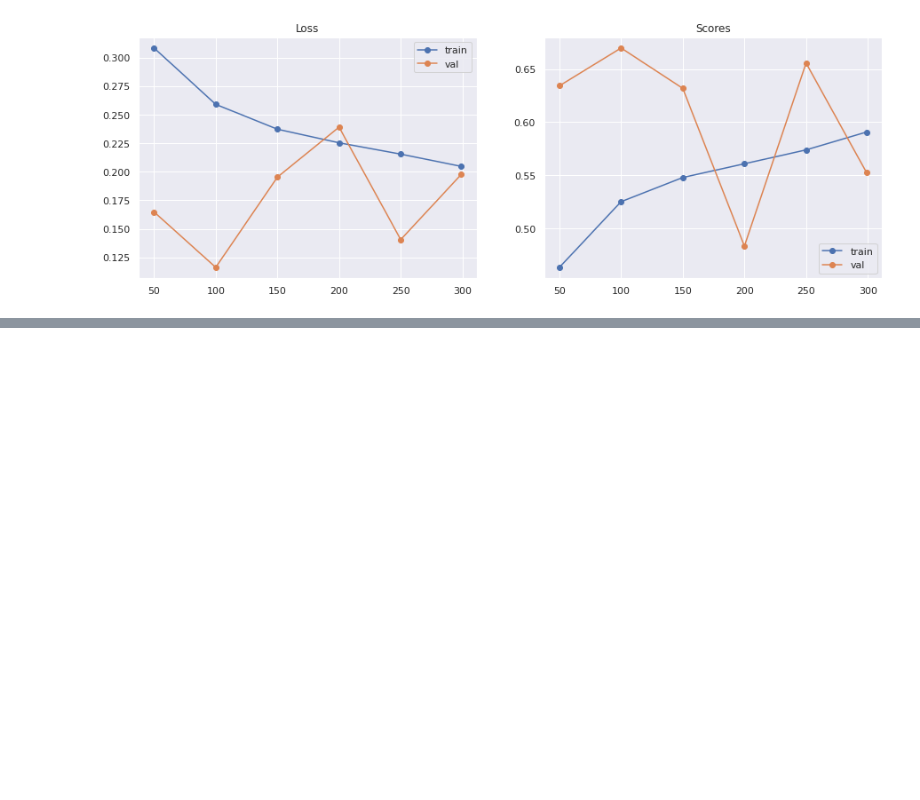
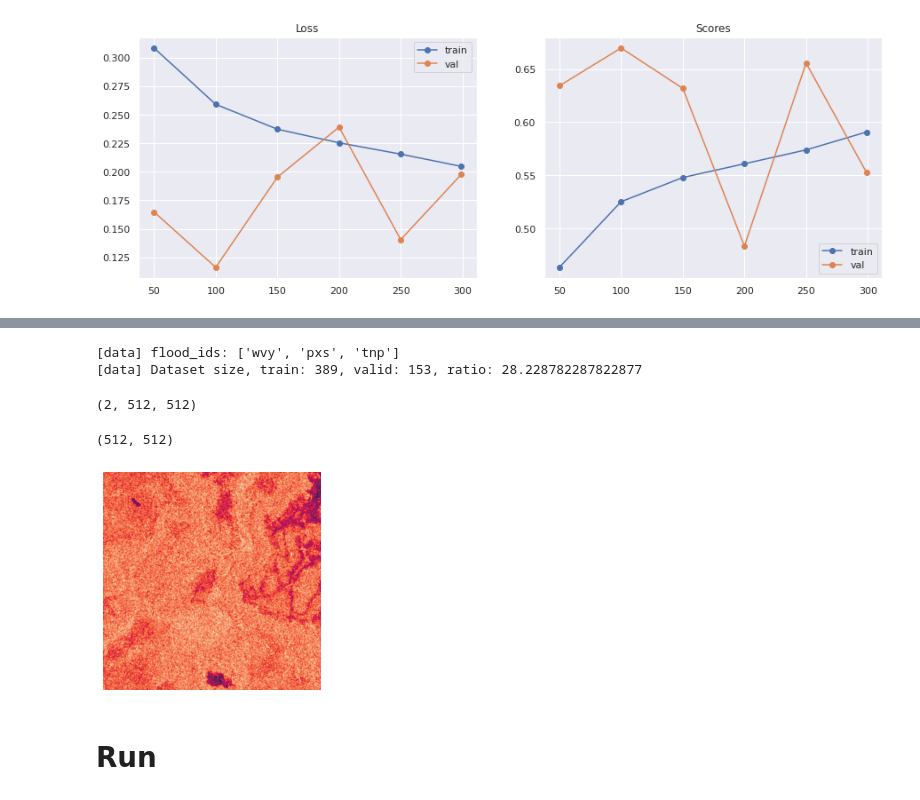
Before and after one commit to MIchaelKa/detect-flood-water, a Jupyter notebook: detect-flood-water-train.ipynb, the cells around one changed output, grey strips where cells are left out. Drawn from its saved outputs; the diff is of its cells as text; code cells hidden in the pictures; blank space fills up the shorter version.

```diff
--- a/detect-flood-water-train.ipynb
+++ b/detect-flood-water-train.ipynb
@@ -139,7 +141,6 @@ from dataset import FloodDataset
 from pathlib import Path
 from pandas_path import path
 # %%
-PATH_TO_DATA = '/content/'
 os.listdir(PATH_TO_DATA)
 # %% [output]
 ['.config',
@@ -357,0 +342,32 @@ show_loss(train_info)
+# %%
+reduce_train = False
+train_number = 32
+valid_number = 32
+
+train_dataset, valid_dataset = get_dataset(
+    PATH_TO_DATA,
+    reduce_train,
+    train_number,
+    valid_number
+)
+# %% [output]
+[data] flood_ids: ['wvy', 'pxs', 'tnp']
+[data] Dataset size, train: 389, valid: 153, ratio: 28.228782287822877
+# %%
+sample_data = train_dataset[13]
+# %%
+chip = sample_data['chip']
+chip.shape
+# %% [output]
+(2, 512, 512)
+# %%
+label = sample_data['label']
+label.shape
+# %% [output]
+(512, 512)
+# %%
+show_image(chip[0])
+# %% [output]
+[figure, added]
+# %% [markdown]
+# Run
```
Also changed, not shown: parts of 22 cells of this notebook, 4 other files.
